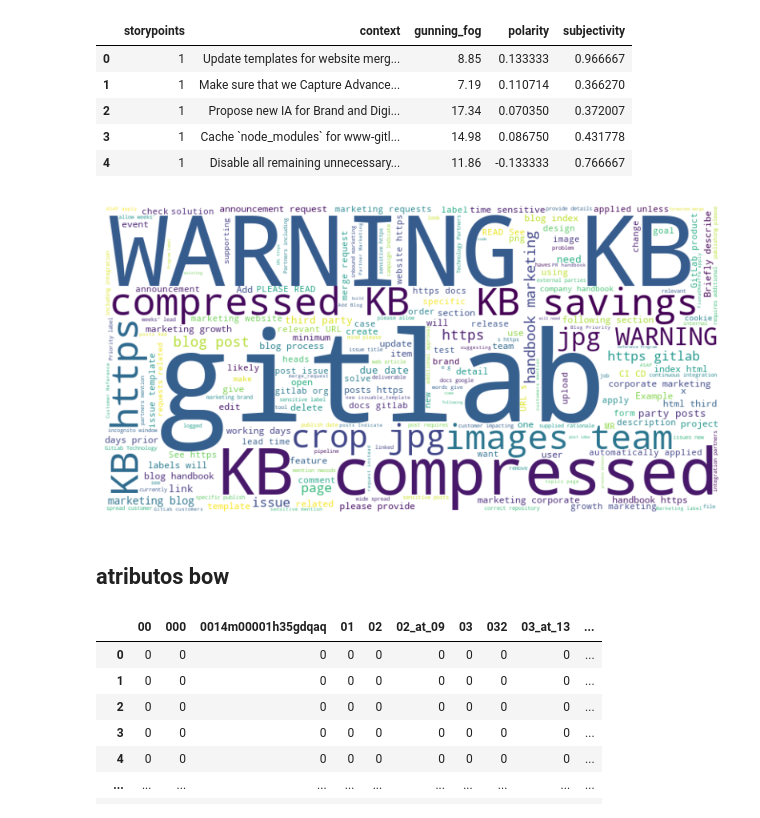
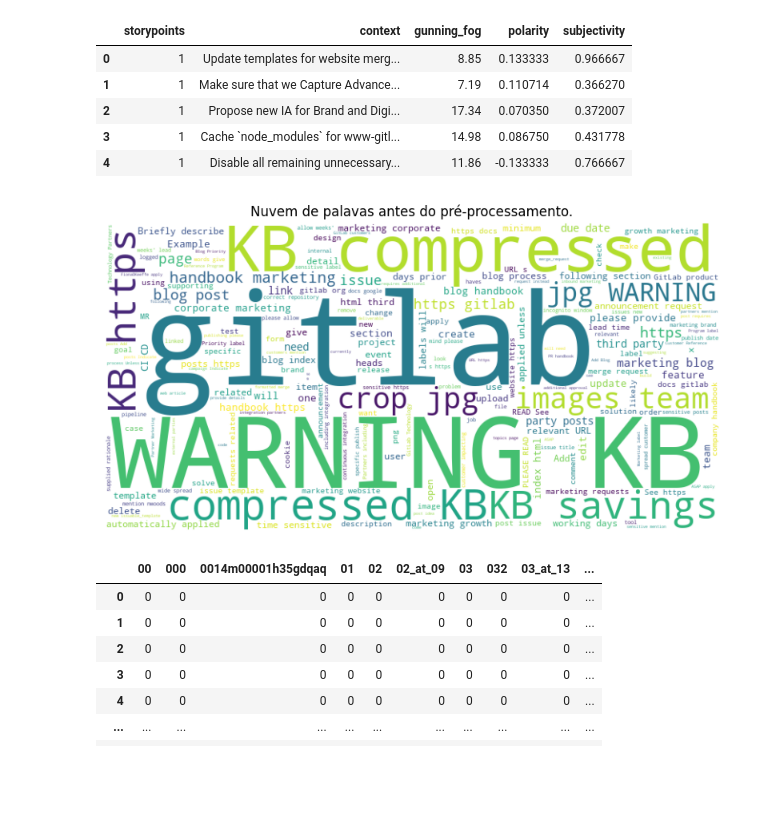
Before and after one commit to giseldo/Neo_Legibility_Python, a Jupyter notebook: notebooks/7764.ipynb, the cells around one changed output. Drawn from its saved outputs; the diff is of its cells as text; code cells hidden in the pictures; blank space fills up the shorter version.

```diff
--- a/notebooks/7764.ipynb
+++ b/notebooks/7764.ipynb
@@ -189,22 +206,16 @@ df_clean.head()
 | 2 | 1 | Propose new IA for Brand and Digi... | 17.34 | 0.070350 | 0.372007 |
 | 3 | 1 | Cache `node_modules` for www-gitl... | 14.98 | 0.086750 | 0.431778 |
 | 4 | 1 | Disable all remaining unnecessary... | 11.86 | -0.133333 | 0.766667 |
-# %%
-# separação treino e teste
-num_linhas_treino = int(len(df_clean) * 0.7)
-dados_treino = df_clean.iloc[:num_linhas_treino]
-dados_teste = df_clean.iloc[num_linhas_treino:]
 # %%
 textos_concatenados = ' '.join(dados_treino['context'])
 wordcloud = WordCloud(width=800, height=400, background_color='white').generate(textos_concatenados)
 plt.figure(figsize=(10, 5))
 plt.imshow(wordcloud, interpolation='bilinear')
 plt.axis('off')
+plt.title("Nuvem de palavas antes do pré-processamento.")
 plt.show()
 # %% [output]
-[figure, old version]
+[figure, new version]
-# %% [markdown]
-## atributos bow
 # %%
 vec = CountVectorizer()
 bow_treino = vec.fit_transform(dados_treino['context'])
```
Also changed, not shown: parts of 42 cells of this notebook, 37 other files.
